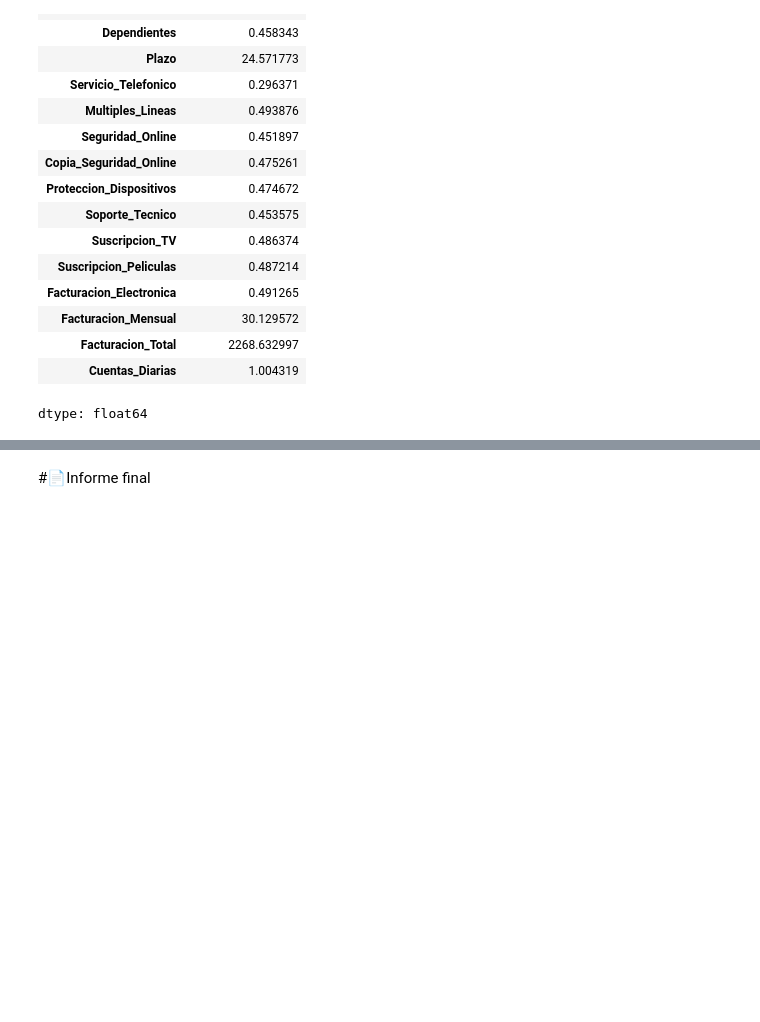
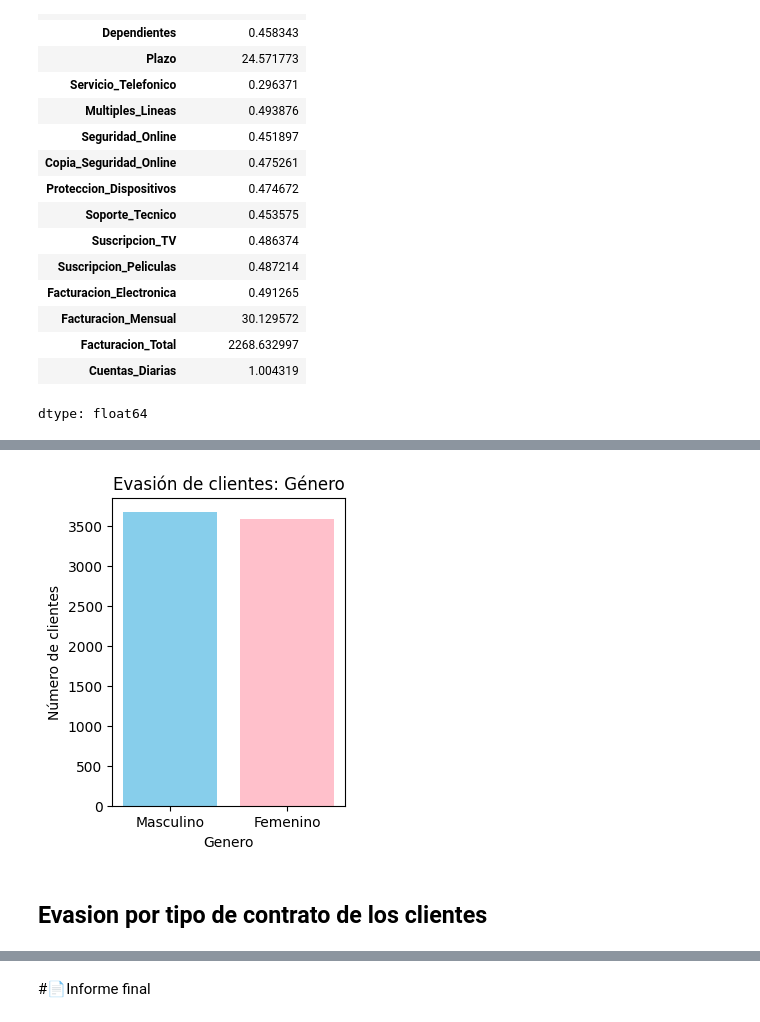
Before and after one commit to AbiFani/Challenge_TelecomX_Latam, a Jupyter notebook: TelecomX_LATAM.ipynb, the cells around one changed output, grey strips where cells are left out. Drawn from its saved outputs; the diff is of its cells as text; code cells hidden in the pictures; blank space fills up the shorter version.

```diff
--- a/TelecomX_LATAM.ipynb
+++ b/TelecomX_LATAM.ipynb
@@ -706,0 +791,4 @@ dtype: float64
+# %%
+# crea un dataframe y crea un conteo de genero de los clientes
+conteo_genero = nuevo_dataframe['Genero'].value_counts()
+conteo_genero
@@ -706,0 +801,4 @@ dtype: float64
+# %%
+# modifica en nombre de la columna count por 'N°. de clientes'
+conteo_genero.name = 'N°. de clientes'
+conteo_genero
@@ -706,0 +811,4 @@ dtype: float64
+# %%
+# modificar el nombre de las filas en español
+conteo_genero.index = ['Masculino', 'Femenino']
+conteo_genero
@@ -706,0 +820,4 @@ dtype: float64
+# %%
+# colocar nombre del indice 'Genero'
+conteo_genero.index.name = 'Genero'
+conteo_genero
@@ -706,0 +830,12 @@ dtype: float64
+# %%
+# grafico de clientes por genero
+plt.figure(figsize=(3,4))
+plt.bar(conteo_genero.index, conteo_genero.values, color=['skyblue', 'pink'])
+plt.title('Evasión de clientes: Género')
+plt.xlabel('Genero')
+plt.ylabel('Número de clientes')
+plt.show()
+# %% [output]
+[figure, added]
+# %% [markdown]
+## Evasion por tipo de contrato de los clientes
```
Also changed, not shown: parts of 80 cells of this notebook.
